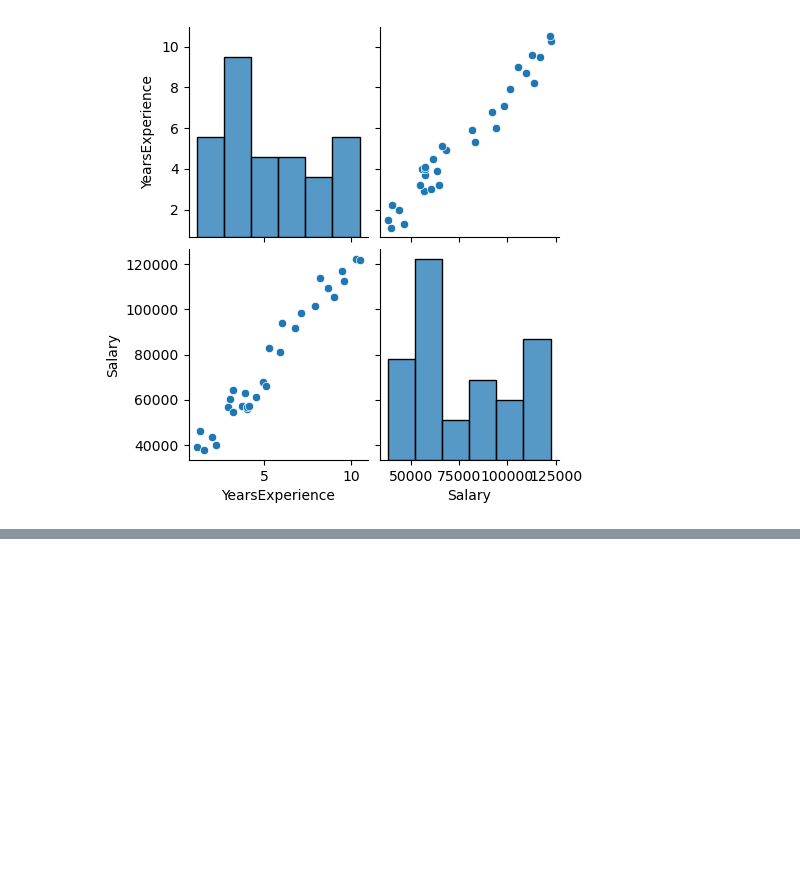
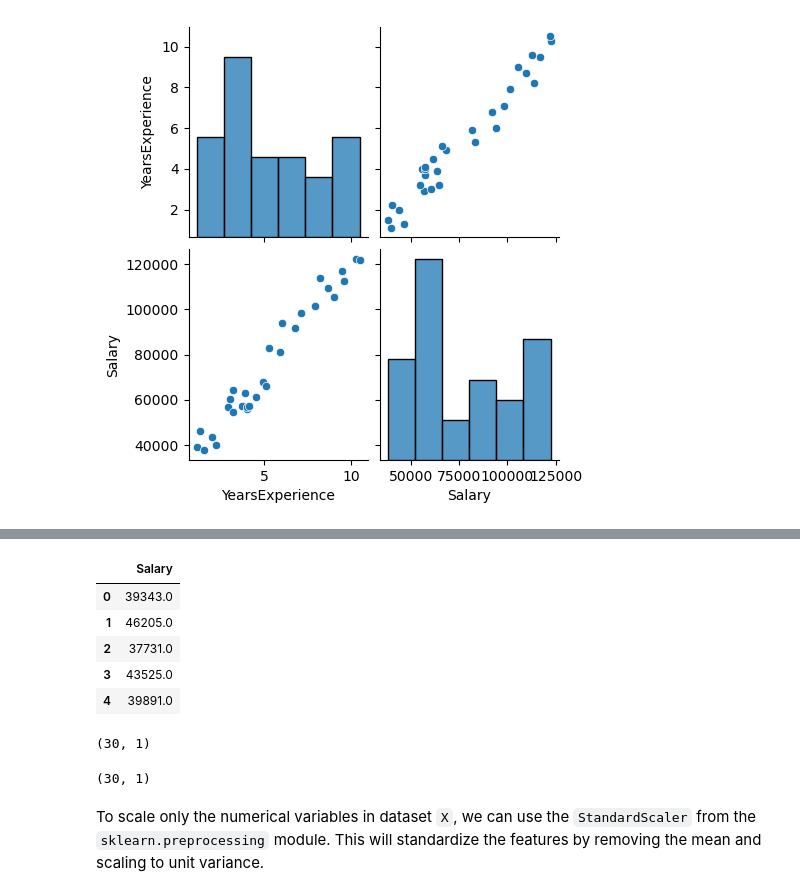
Before and after one commit to longmen2019/Salary_Prediction_With_SageMaker, a Jupyter notebook: Salary_Prediction_With_SageMaker.ipynb, the cells around one changed output, grey strips where cells are left out. Drawn from its saved outputs; the diff is of its cells as text; code cells hidden in the pictures; blank space fills up the shorter version.

```diff
--- a/Salary_Prediction_With_SageMaker.ipynb
+++ b/Salary_Prediction_With_SageMaker.ipynb
@@ -195,0 +248,20 @@ sns.pairplot(salary_df)
+# %%
+# Display the first few rows of the target variable y
+y.head()
+# %% [output]
+|  | Salary |
+| 0 | 39343.0 |
+| 1 | 46205.0 |
+| 2 | 37731.0 |
+| 3 | 43525.0 |
+| 4 | 39891.0 |
+# %%
+# Display the shape of the feature variable X
+X.shape
+# %% [output]
+(30, 1)
+# %%
+# Display the shape of the target variable y
+y.shape
+# %% [output]
+(30, 1)
@@ -195,0 +276,2 @@ sns.pairplot(salary_df)
+# %% [markdown]
+To scale only the numerical variables in dataset `X`, we can use the `StandardScaler` from the `sklearn.preprocessing` module. This will standardize the features by removing the mean and scaling to unit variance.
```
Also changed, not shown: parts of 13 cells of this notebook.
